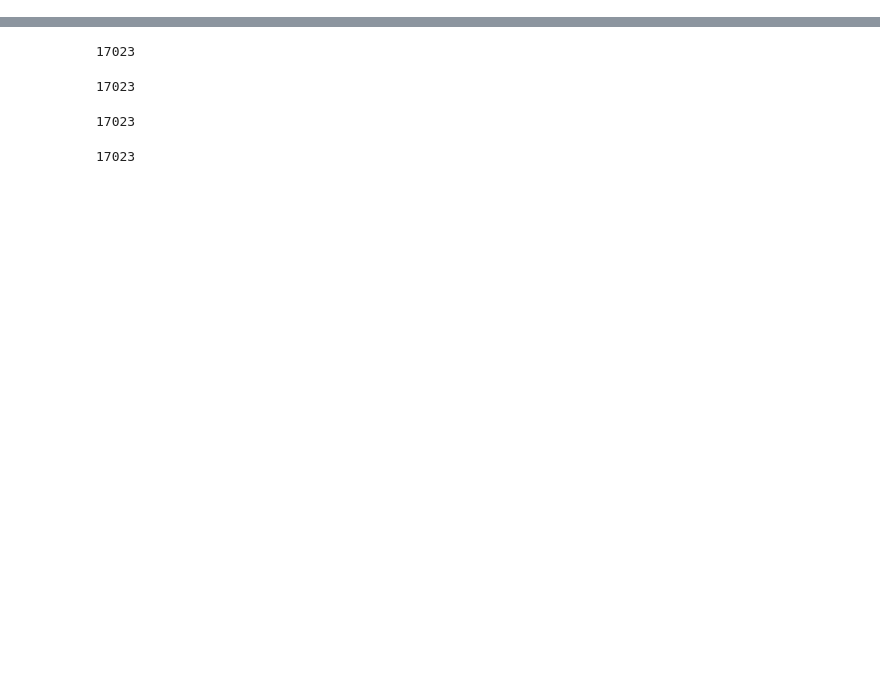
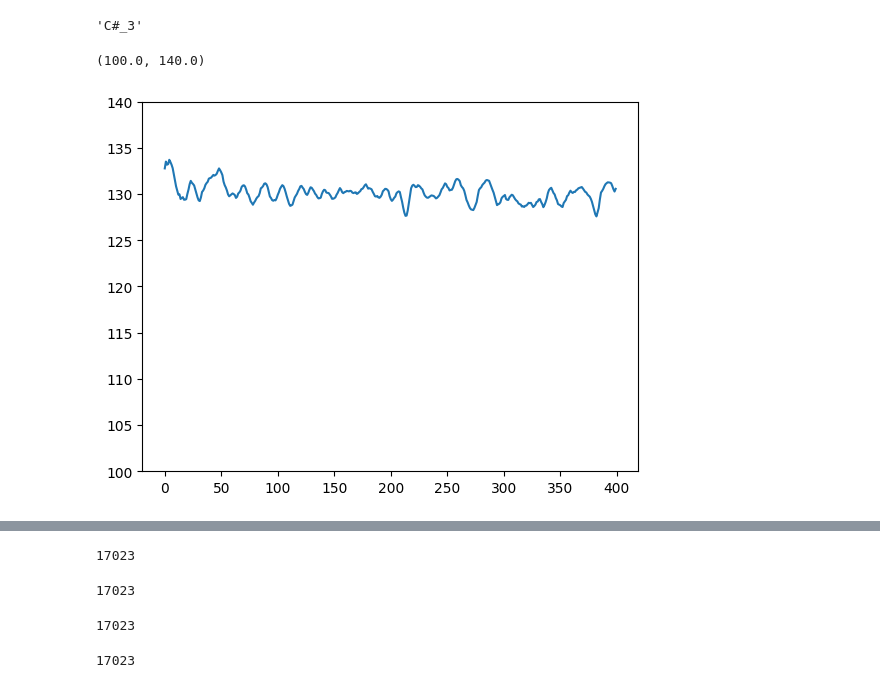
Before and after one commit to marinlafare/sound_study, a Jupyter notebook: marin_method/console.ipynb, the cells around one changed output, grey strips where cells are left out. Saved outputs shown, nothing was run; the diff lists cells and outputs as text; code cells hidden in the pictures; blank space fills up the shorter version.

```diff
--- a/marin_method/console.ipynb
+++ b/marin_method/console.ipynb
@@ -12,0 +93,2 @@ import matplotlib.pyplot as plt
+# %%
+time, frequency, confidence, activation = crepe.predict(amplitude, 44100, viterbi=True)
@@ -13,3 +110,13 @@ import matplotlib.pyplot as plt
+# %%
+freq_to_note(141)
+# %% [output]
+'C#_3'
+# %%
+plt.plot(frequency)
+plt.ylim(100,140)
+# %% [output]
+(100.0, 140.0)
+[figure, added]
 # %%
 audio_folder = "raw_data/raw_audio"
 voices_folder = "raw_data/voices"
```
Also changed, not shown: parts of 19 cells of this notebook, 1 other file.
